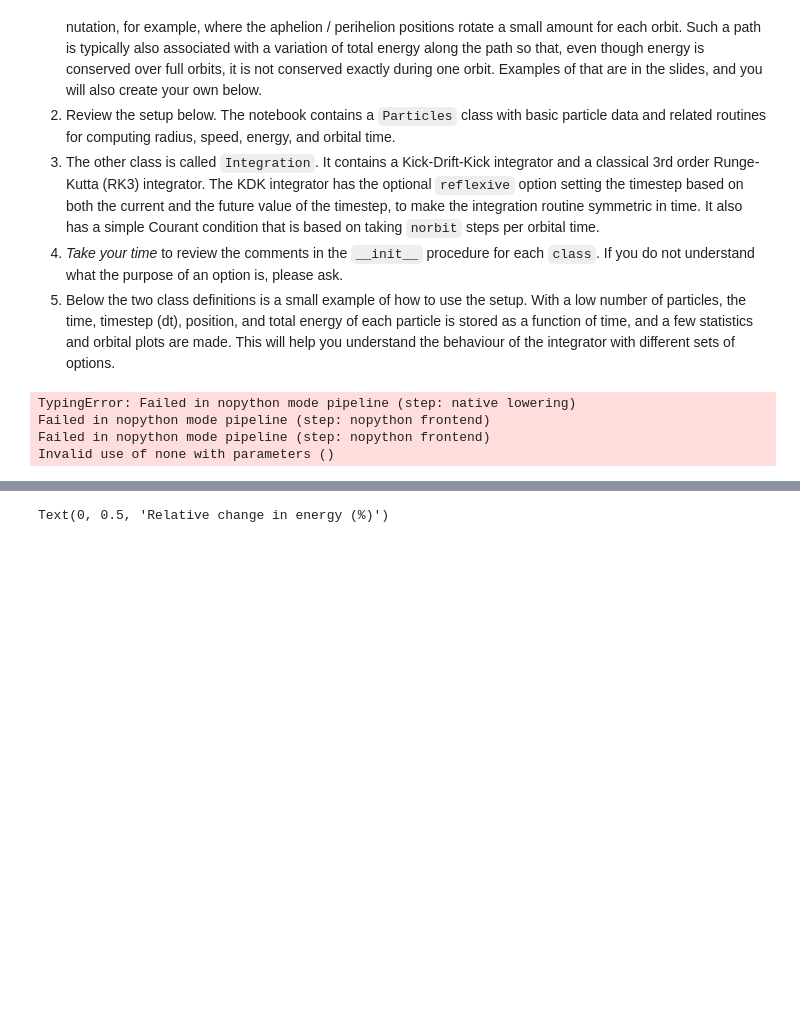
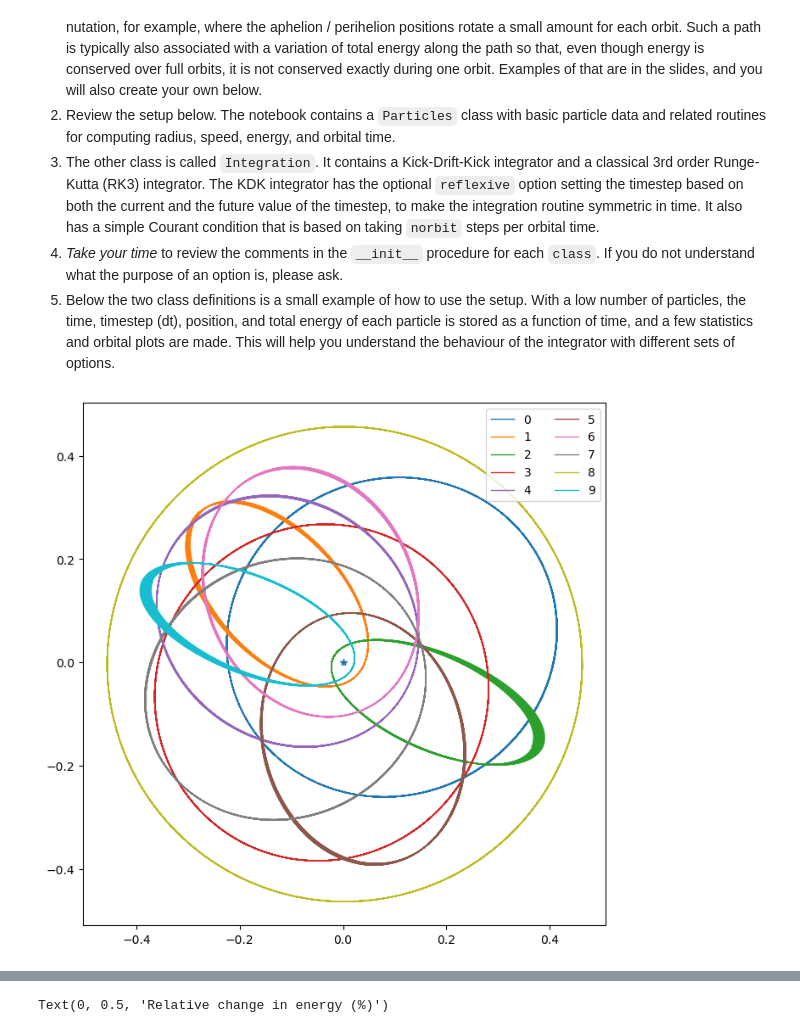
Before and after one commit to JakobSchauser/MscPhysics, a Jupyter notebook: ComputationalAstrophysics/Exam/Exam Particle Integration.ipynb, the cells around one changed output, grey strips where cells are left out. Saved outputs shown, nothing was run; the diff lists cells and outputs as text; code cells hidden in the pictures; blank space fills up the shorter version.

```diff
--- a/ComputationalAstrophysics/Exam/Exam Particle Integration.ipynb
+++ b/ComputationalAstrophysics/Exam/Exam Particle Integration.ipynb
@@ -317,9 +321,7 @@ class Integration():
         self.time += self.dt
         self.nstep += 1
 # %%
-@jit(nopython=True)
 def time() -> float:
-    """ Return the current time """
     return float(timetime())
 
 # Setup particle distribution
@@ -327,7 +329,7 @@ n = 10
 reflexive = 0
 norbit = 100
 solver = "kdk"
-store_orbits_and_plot = False
+store_orbits_and_plot = True
 verbose = False
 seed = 1234
 
@@ -346,8 +348,7 @@ p.speed()
 
 
 # Setup integrator
-I = Integration(p,Integrator=solver, Courant='acceleration', \
-                norbit=norbit,reflexive=reflexive)
+I = Integration(p, norbit=norbit,reflexive=reflexive)
 
 # if use_constant_dt is set to True only calculate dt once. Should not be used with self.reflexive > 0!
 # If you set it to True you will see how KDK becomes symplectic because of the constant timestep.
@@ -387,37 +388,34 @@ while (used < use and I.time.min() < tend):
 
     # store orbit
     if store_orbits_and_plot:
         r.append(np.copy(p.r))
         v.append(np.copy(p.v))
 
 # Performance timining
 # if verbose:
 #     print('{:.1f} nanosec/particle-step'.format(used*1e9/p.n/I.nstep))
 #     print('Number of particles={} and integration steps={}: '.format(p.n,I.nstep))
 #     print('Min time={:.5} and end time={:.5}: '.format(I.time.min(), tend))
 
 # Transpose arrays to make it easier to plot and analyse afterwards
 energy = np.array(energy).transpose(1,0)
 ptime = np.array(ptime).transpose(1,0)
 dt = np.array(dt).transpose(1,0)
 if store_orbits_and_plot:
     r = np.array(r).transpose(2,1,0)
     v = np.array(v).transpose(2,1,0)
 
 # Make figure with orbits of particles
 if store_orbits_and_plot:
     plt.figure(figsize=(11,8))
     for i in range(r.shape[0]):
         plt.plot(r[i,0],r[i,1],linewidth=1,label=i)
     plt.plot([0],[0],marker='*')
     plt.legend(ncol=2)
     plt.axis('scaled')
     plt.show()
 # %% [output]
-TypingError: Failed in nopython mode pipeline (step: native lowering)
-Failed in nopython mode pipeline (step: nopython frontend)
-Failed in nopython mode pipeline (step: nopython frontend)
-Invalid use of none with parameters ()
+[figure, added]
 # %%
 i_particle = 1
 x = (energy[i_particle] / energy[i_particle,0]-1.)*100.
```
Also changed, not shown: parts of 4 cells of this notebook, 1 other file.
